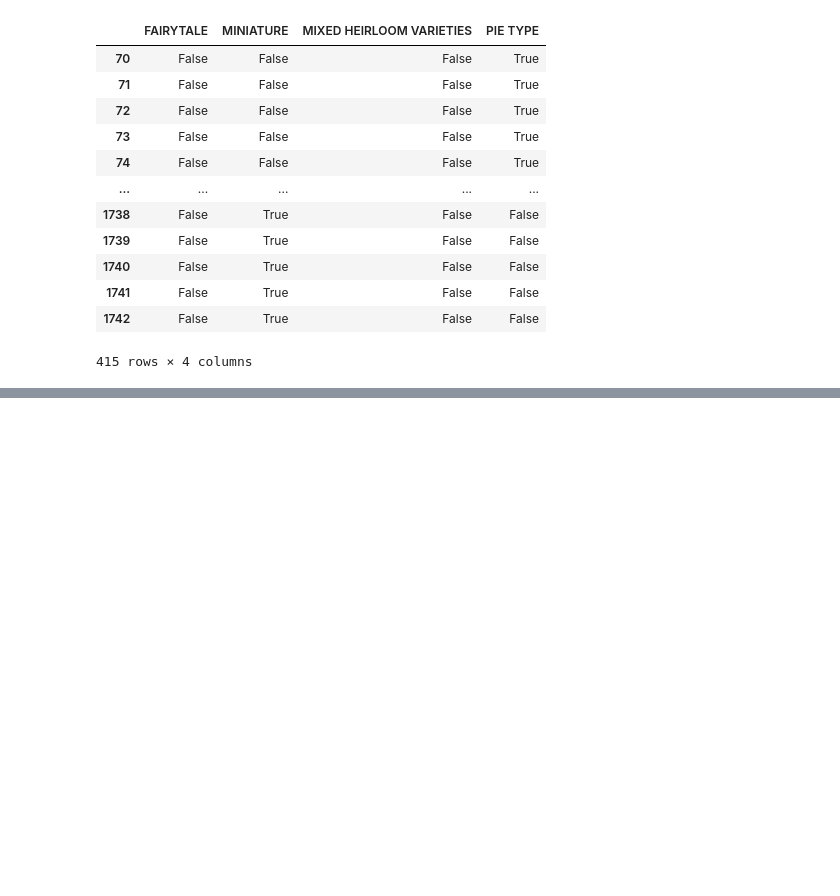
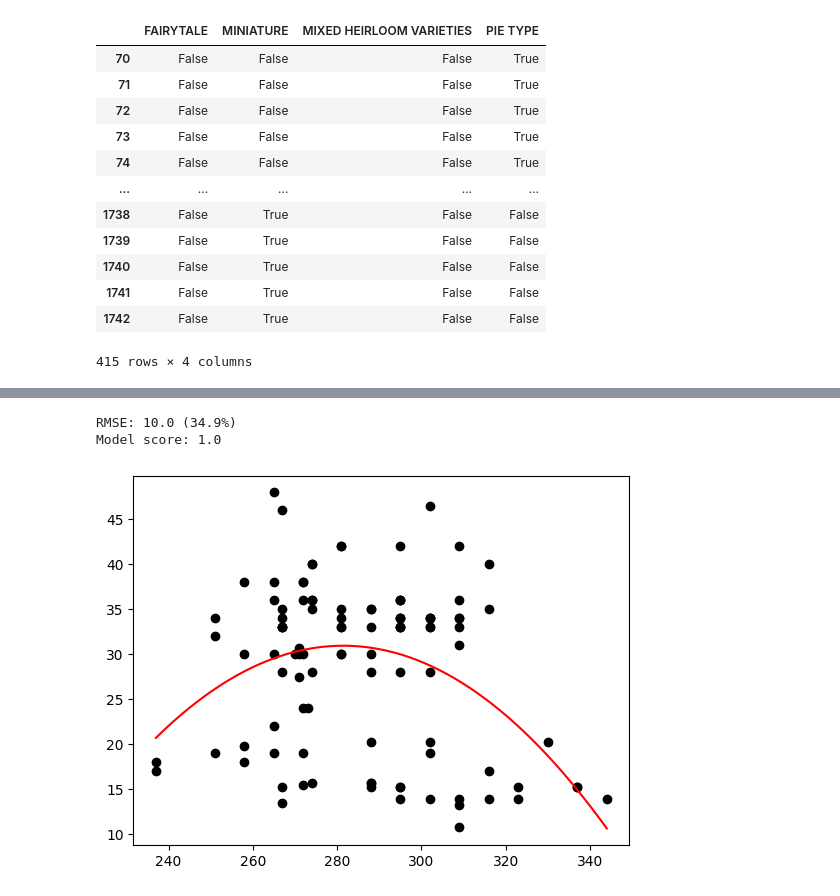
Before and after one commit to izzaalfiansyah/ml-beginners, a Jupyter notebook: 1-regression/3-linear/learn.ipynb, the cells around one changed output, grey strips where cells are left out. Saved outputs shown, nothing was run; the diff lists cells and outputs as text; code cells hidden in the pictures; blank space fills up the shorter version.

```diff
--- a/1-regression/3-linear/learn.ipynb
+++ b/1-regression/3-linear/learn.ipynb
@@ -206,0 +229,28 @@ Model determination: 0.9658747228525119
+# %%
+from sklearn.linear_model import LinearRegression
+from sklearn.metrics import root_mean_squared_error
+from sklearn.model_selection import train_test_split
+from sklearn.preprocessing import PolynomialFeatures
+from sklearn.pipeline import make_pipeline
+import numpy as np
+
+model = make_pipeline(PolynomialFeatures(2), LinearRegression())
+model.fit(x_train, y_train)
+x_range = np.linspace(x_test.min(), x_test.max(), 100).reshape((-1, 1))
+
+y_pred = model.predict(x_test)
+y_range = model.predict(x_range)
+
+rmse = root_mean_squared_error(y_test, y_pred)
+score = model.score(x_test, y_pred)
+
+print(f'RMSE: {rmse:3.3} ({rmse/y_pred.mean()*100:3.3}%)')
+print(f'Model score: {score}')
+
+plt.scatter(x_train, y_train, color='black')
+plt.plot(x_range, y_range, color='red')
+plt.show()
+# %% [output]
+RMSE: 10.0 (34.9%)
+Model score: 1.0
+[figure, added]
```
Also changed, not shown: parts of 7 cells of this notebook.
